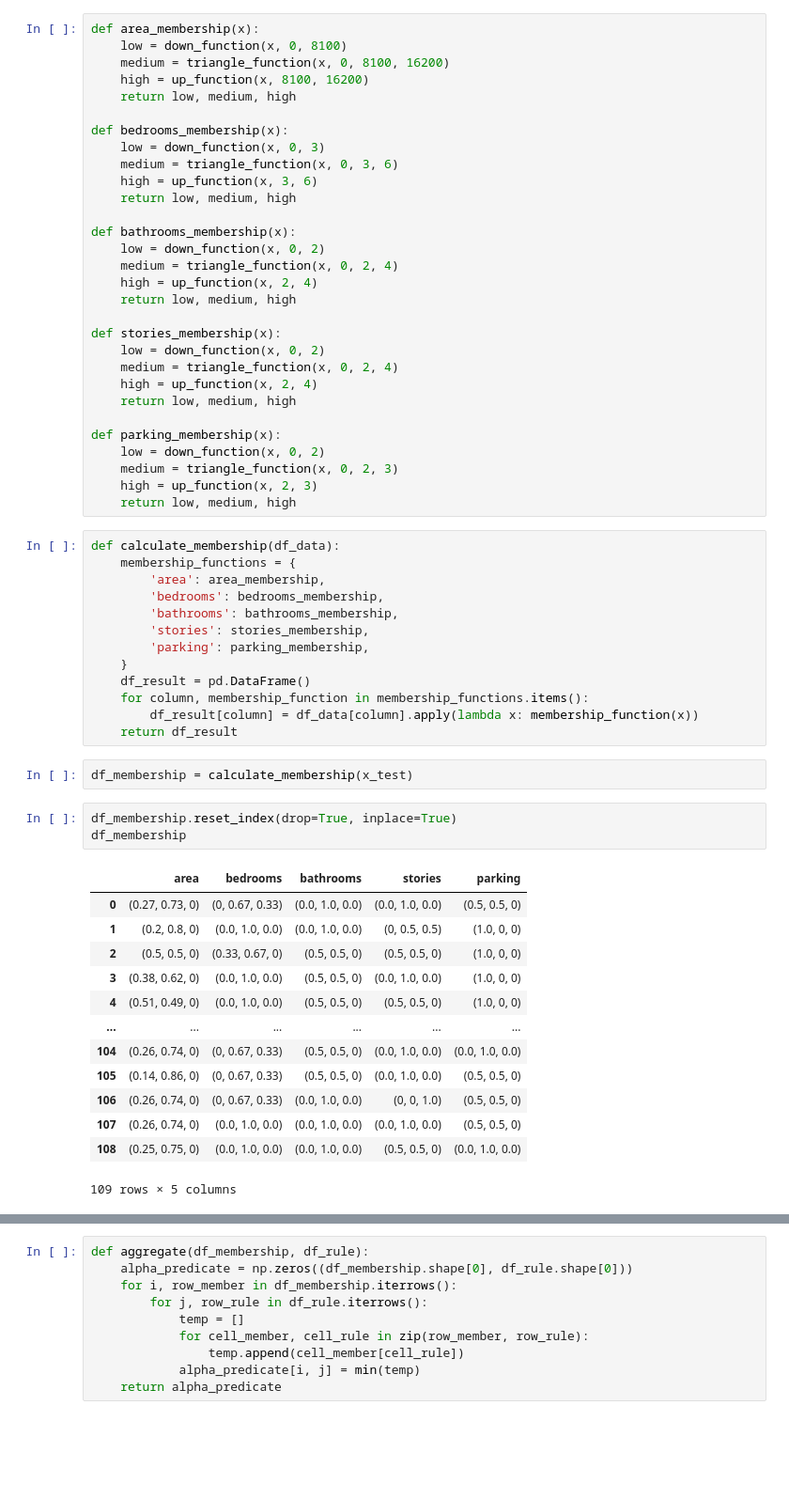
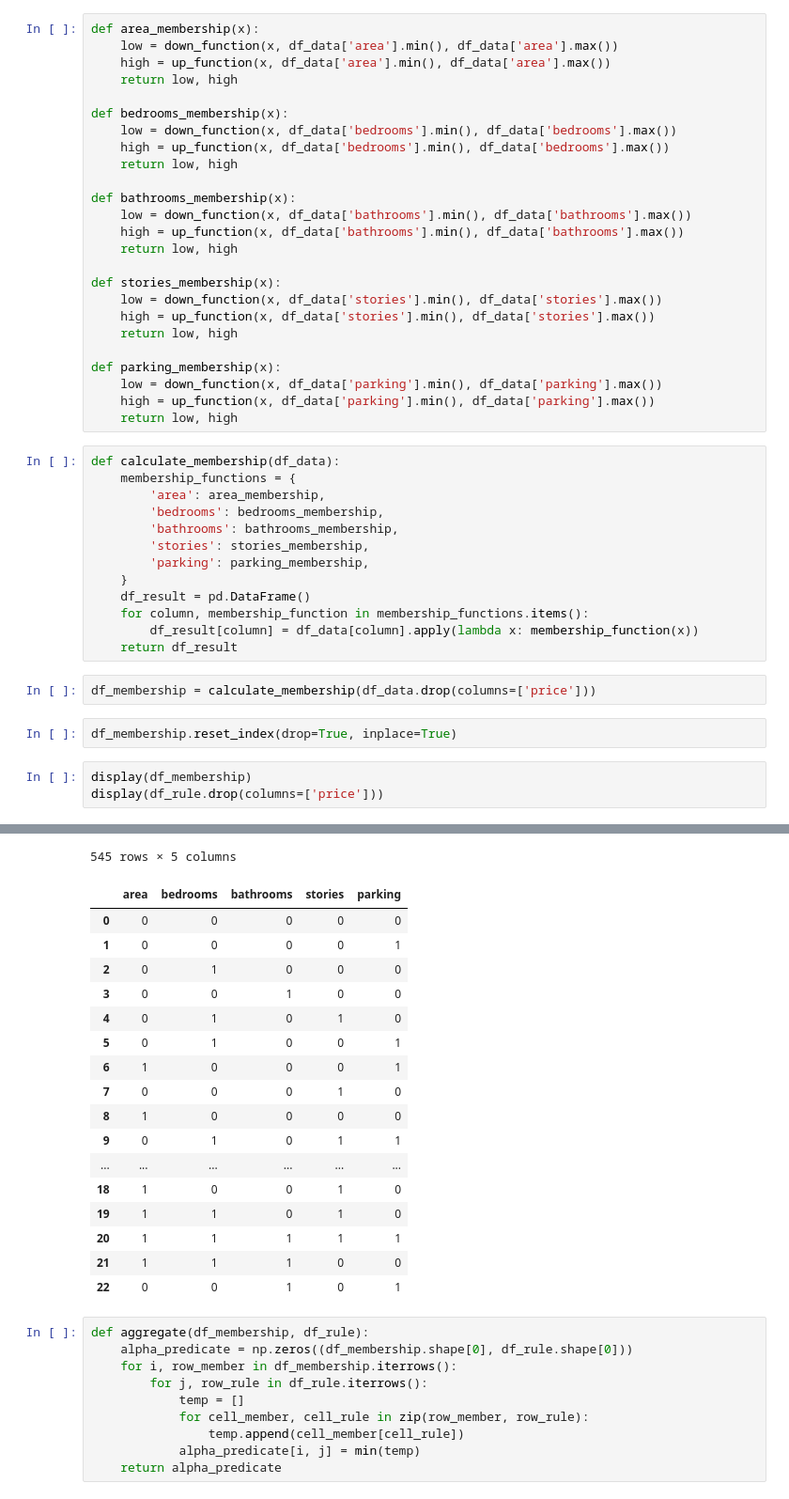
Before and after one commit to mausneg/House-Price-Prediction-Fuzzy-Inference-System-, a Jupyter notebook: App.ipynb, the cells around one changed output, grey strips where cells are left out. Shown: that part at 94% size. Drawn from its saved outputs; the diff is of its cells as text; blank space fills up the shorter version.

```diff
--- a/App.ipynb
+++ b/App.ipynb
@@ -98,34 +107,29 @@ def triangle_function(x, a, b, c):
         return down_function(x, b, c)
 # %%
 def area_membership(x):
-    low = down_function(x, 0, 8100)
-    medium = triangle_function(x, 0, 8100, 16200)
-    high = up_function(x, 8100, 16200)
-    return low, medium, high
+    low = down_function(x, df_data['area'].min(), df_data['area'].max())
+    high = up_function(x, df_data['area'].min(), df_data['area'].max())
+    return low, high
 
 def bedrooms_membership(x):
-    low = down_function(x, 0, 3)
-    medium = triangle_function(x, 0, 3, 6)
-    high = up_function(x, 3, 6)
-    return low, medium, high
+    low = down_function(x, df_data['bedrooms'].min(), df_data['bedrooms'].max())
+    high = up_function(x, df_data['bedrooms'].min(), df_data['bedrooms'].max())
+    return low, high
 
 def bathrooms_membership(x):
-    low = down_function(x, 0, 2)
-    medium = triangle_function(x, 0, 2, 4)
-    high = up_function(x, 2, 4)
-    return low, medium, high
+    low = down_function(x, df_data['bathrooms'].min(), df_data['bathrooms'].max())
+    high = up_function(x, df_data['bathrooms'].min(), df_data['bathrooms'].max())
+    return low, high
 
 def stories_membership(x):
-    low = down_function(x, 0, 2)
-    medium = triangle_function(x, 0, 2, 4)
-    high = up_function(x, 2, 4)
-    return low, medium, high
+    low = down_function(x, df_data['stories'].min(), df_data['stories'].max())
+    high = up_function(x, df_data['stories'].min(), df_data['stories'].max())
+    return low, high
 
 def parking_membership(x):
-    low = down_function(x, 0, 2)
-    medium = triangle_function(x, 0, 2, 3)
-    high = up_function(x, 2, 3)
-    return low, medium, high
+    low = down_function(x, df_data['parking'].min(), df_data['parking'].max())
+    high = up_function(x, df_data['parking'].min(), df_data['parking'].max())
+    return low, high
 # %%
 def calculate_membership(df_data):
     membership_functions = {
@@ -139,22 +143,11 @@ def calculate_membership(df_data):
     for column, membership_function in membership_functions.items():
         df_result[column] = df_data[column].apply(lambda x: membership_function(x))
     return df_result
-# %%
-df_membership = calculate_membership(x_test)
+# %%
+df_membership = calculate_membership(df_data.drop(columns=['price']))
 # %%
 df_membership.reset_index(drop=True, inplace=True)
-df_membership
-# %% [output]
-|  | area | bedrooms | bathrooms | stories | parking |
-| 0 | (0.27, 0.73, 0) | (0, 0.67, 0.33) | (0.0, 1.0, 0.0) | (0.0, 1.0, 0.0) | (0.5, 0.5, 0) |
-| 1 | (0.2, 0.8, 0) | (0.0, 1.0, 0.0) | (0.0, 1.0, 0.0) | (0, 0.5, 0.5) | (1.0, 0, 0) |
-| 2 | (0.5, 0.5, 0) | (0.33, 0.67, 0) | (0.5, 0.5, 0) | (0.5, 0.5, 0) | (1.0, 0, 0) |
-| 3 | (0.38, 0.62, 0) | (0.0, 1.0, 0.0) | (0.5, 0.5, 0) | (0.0, 1.0, 0.0) | (1.0, 0, 0) |
-| 4 | (0.51, 0.49, 0) | (0.0, 1.0, 0.0) | (0.5, 0.5, 0) | (0.5, 0.5, 0) | (1.0, 0, 0) |
-| ... | ... | ... | ... | ... | ... |
-| 104 | (0.26, 0.74, 0) | (0, 0.67, 0.33) | (0.5, 0.5, 0) | (0.0, 1.0, 0.0) | (0.0, 1.0, 0.0) |
-| 105 | (0.14, 0.86, 0) | (0, 0.67, 0.33) | (0.5, 0.5, 0) | (0.0, 1.0, 0.0) | (0.5, 0.5, 0) |
-| 106 | (0.26, 0.74, 0) | (0, 0.67, 0.33) | (0.0, 1.0, 0.0) | (0, 0, 1.0) | (0.5, 0.5, 0) |
-| 107 | (0.26, 0.74, 0) | (0.0, 1.0, 0.0) | (0.0, 1.0, 0.0) | (0.0, 1.0, 0.0) | (0.5, 0.5, 0) |
-| 108 | (0.25, 0.75, 0) | (0.0, 1.0, 0.0) | (0.0, 1.0, 0.0) | (0.5, 0.5, 0) | (0.0, 1.0, 0.0) |
-109 rows × 5 columns
+# %%
+display(df_membership)
+display(df_rule.drop(columns=['price']))
+# %% [output]
@@ -161,3 +166,21 @@ df_membership
+545 rows × 5 columns
+|  | area | bedrooms | bathrooms | stories | parking |
+| 0 | 0 | 0 | 0 | 0 | 0 |
+| 1 | 0 | 0 | 0 | 0 | 1 |
+| 2 | 0 | 1 | 0 | 0 | 0 |
+| 3 | 0 | 0 | 1 | 0 | 0 |
+| 4 | 0 | 1 | 0 | 1 | 0 |
+| 5 | 0 | 1 | 0 | 0 | 1 |
+| 6 | 1 | 0 | 0 | 0 | 1 |
+| 7 | 0 | 0 | 0 | 1 | 0 |
+| 8 | 1 | 0 | 0 | 0 | 0 |
+| 9 | 0 | 1 | 0 | 1 | 1 |
+| ... | ... | ... | ... | ... | ... |
+| 18 | 1 | 0 | 0 | 1 | 0 |
+| 19 | 1 | 1 | 0 | 1 | 0 |
+| 20 | 1 | 1 | 1 | 1 | 1 |
+| 21 | 1 | 1 | 1 | 0 | 0 |
+| 22 | 0 | 0 | 1 | 0 | 1 |
 # %%
 def aggregate(df_membership, df_rule):
     alpha_predicate = np.zeros((df_membership.shape[0], df_rule.shape[0]))
```
Also changed, not shown: parts of 15 cells of this notebook.
